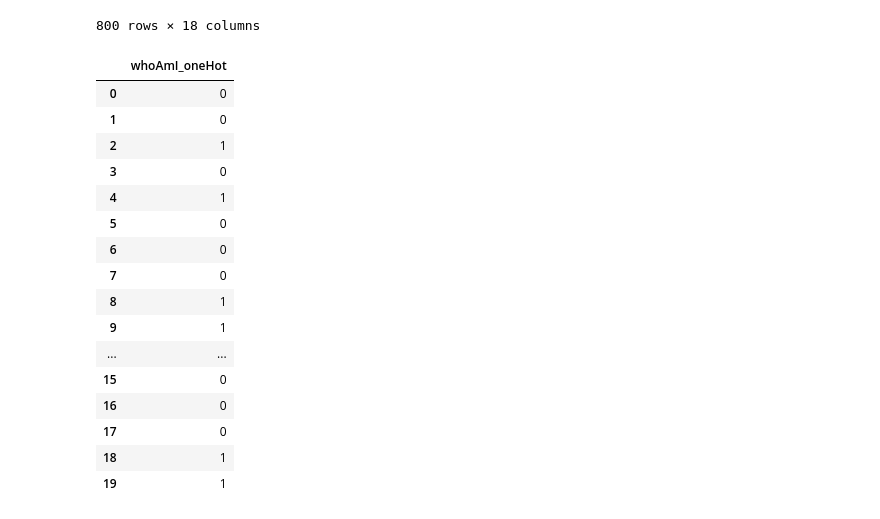
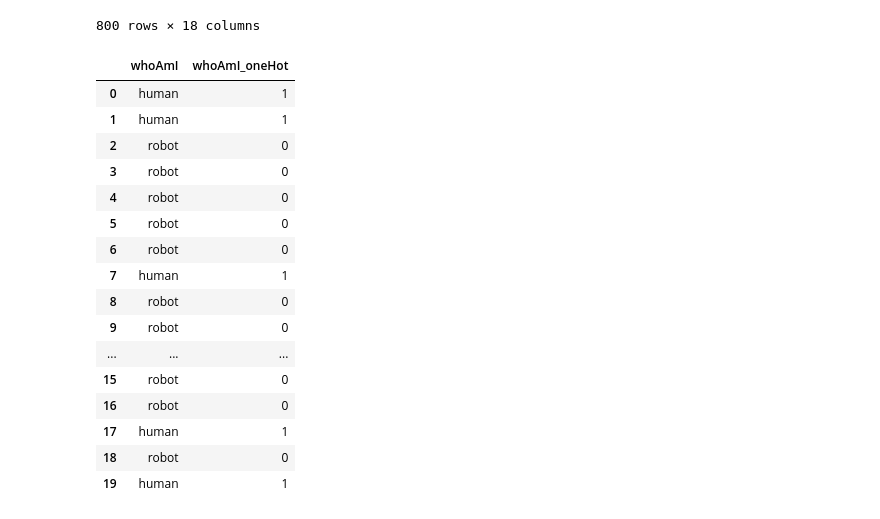
Before and after one commit to urtimL/colab.research, a Jupyter notebook: Кодировка_категорий.ipynb, the cells around one changed output. Drawn from its saved outputs; the diff is of its cells as text; code cells hidden in the pictures.

```diff
--- a/Кодировка_категорий.ipynb
+++ b/Кодировка_категорий.ipynb
@@ -42,34 +42,34 @@ pd.get_dummies(df['Type 1'])
 # %%
 import random
 lst = ['robot'] * 10
 lst += ['human'] * 10
 random.shuffle(lst)
 #print({'whoAmI':lst})
 data = pd.DataFrame({'whoAmI':lst})
 data.head(20)
 
 # Для кодировки категориальных данных можно использовать метод pandas get_dummies
 # pd.get_dummies(data['whoAmI'])
 
-#  Перевод в one hot вид get_dummies
+#  Перевод в one hot вид без get_dummies
 dct = {'robot' : 0, 'human' : 1}
 data['whoAmI_oneHot'] = data['whoAmI'].map(dct)
-data[['whoAmI_oneHot']]
+data
 # %% [output]
-|  | whoAmI_oneHot |
-| 0 | 0 |
-| 1 | 0 |
-| 2 | 1 |
-| 3 | 0 |
-| 4 | 1 |
-| 5 | 0 |
-| 6 | 0 |
-| 7 | 0 |
-| 8 | 1 |
-| 9 | 1 |
-| ... | ... |
-| 15 | 0 |
-| 16 | 0 |
-| 17 | 0 |
-| 18 | 1 |
-| 19 | 1 |
+|  | whoAmI | whoAmI_oneHot |
+| 0 | human | 1 |
+| 1 | human | 1 |
+| 2 | robot | 0 |
+| 3 | robot | 0 |
+| 4 | robot | 0 |
+| 5 | robot | 0 |
+| 6 | robot | 0 |
+| 7 | human | 1 |
+| 8 | robot | 0 |
+| 9 | robot | 0 |
+| ... | ... | ... |
+| 15 | robot | 0 |
+| 16 | robot | 0 |
+| 17 | human | 1 |
+| 18 | robot | 0 |
+| 19 | human | 1 |
```
